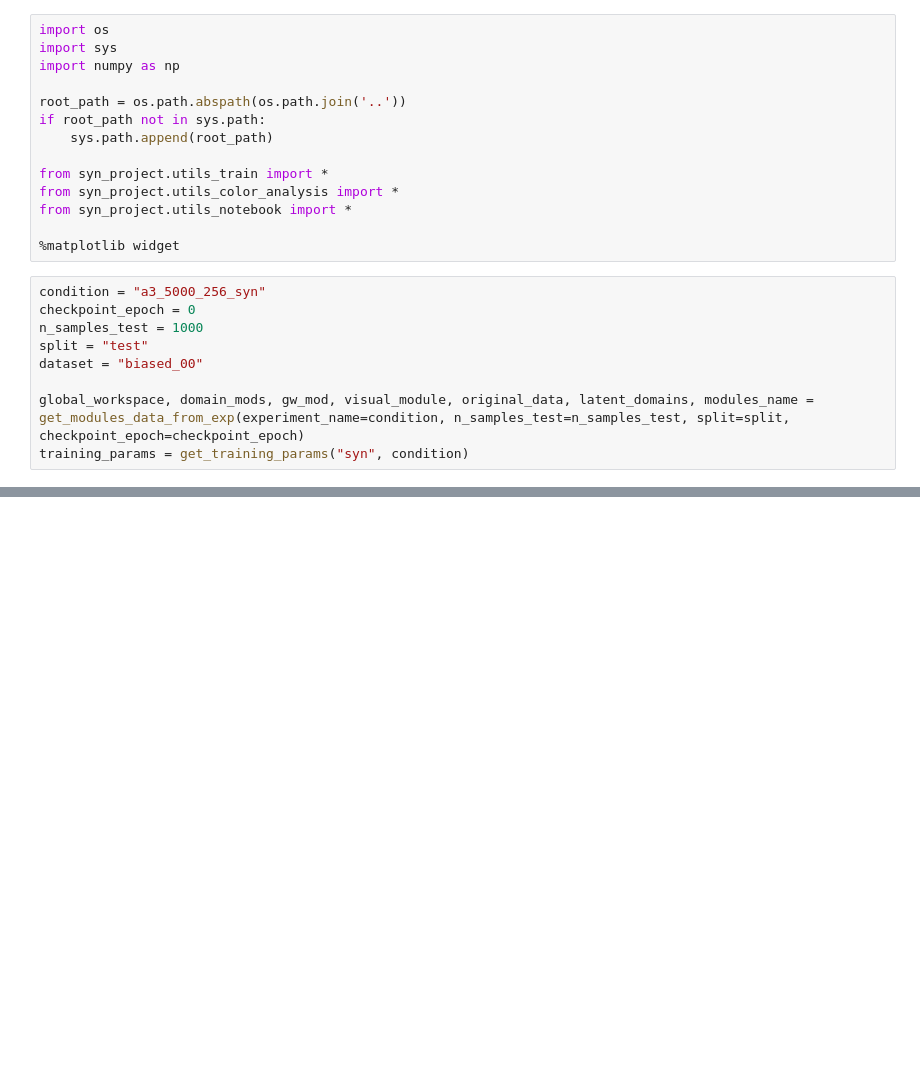
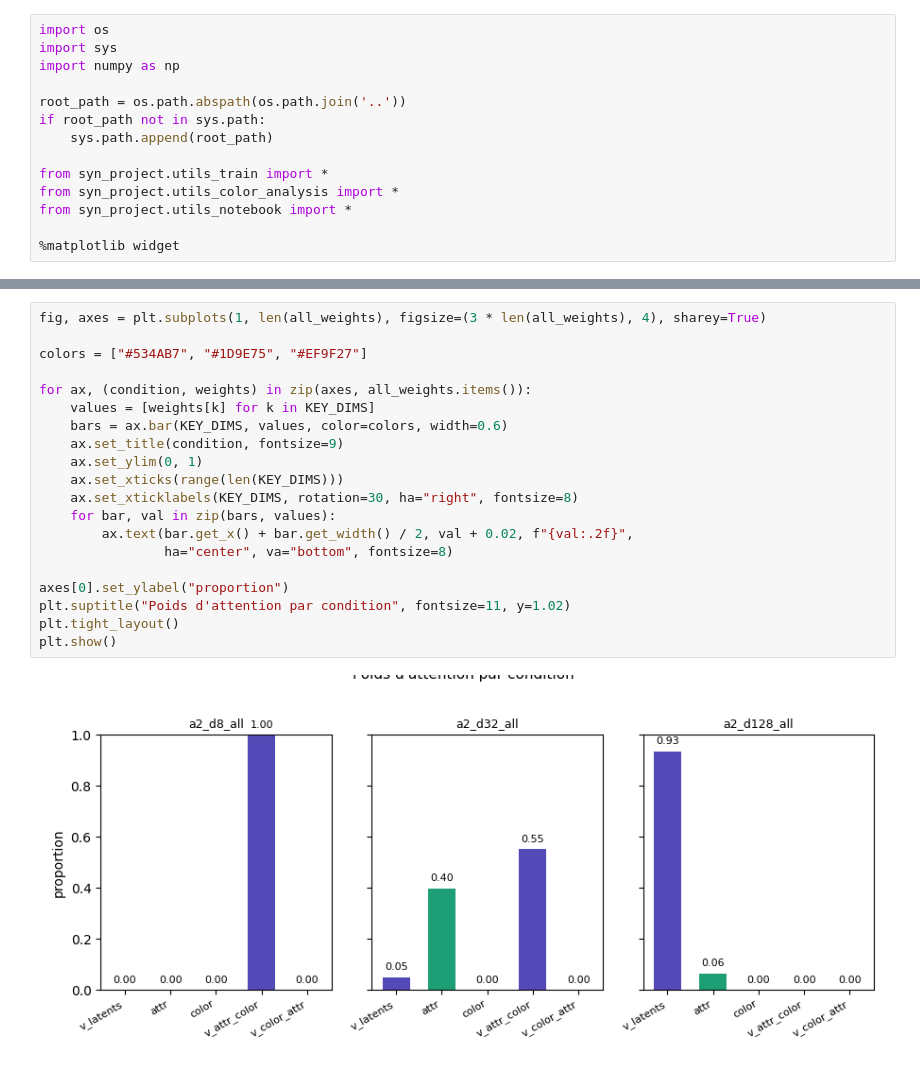
Before and after one commit to lucas-ch/gwsyn, a Jupyter notebook: notebooks/test.ipynb, the cells around one changed output, grey strips where cells are left out. Cells and saved outputs as stored; diff of their text form; blank space fills up the shorter version.

```diff
--- a/notebooks/test.ipynb
+++ b/notebooks/test.ipynb
@@ -12,12 +12,3 @@ from syn_project.utils_color_analysis import *
 from syn_project.utils_notebook import *
 
 %matplotlib widget
-# %%
-condition = "a3_5000_256_syn"
-checkpoint_epoch = 0
-n_samples_test = 1000
-split = "test"
-dataset = "biased_00"
-
-global_workspace, domain_mods, gw_mod, visual_module, original_data, latent_domains, modules_name = get_modules_data_from_exp(experiment_name=condition, n_samples_test=n_samples_test, split=split, checkpoint_epoch=checkpoint_epoch)
-training_params = get_training_params("syn", condition)
@@ -101,0 +67,22 @@ Accuracy: 0.6820
+# %%
+fig, axes = plt.subplots(1, len(all_weights), figsize=(3 * len(all_weights), 4), sharey=True)
+
+colors = ["#534AB7", "#1D9E75", "#EF9F27"]
+
+for ax, (condition, weights) in zip(axes, all_weights.items()):
+    values = [weights[k] for k in KEY_DIMS]
+    bars = ax.bar(KEY_DIMS, values, color=colors, width=0.6)
+    ax.set_title(condition, fontsize=9)
+    ax.set_ylim(0, 1)
+    ax.set_xticks(range(len(KEY_DIMS)))
+    ax.set_xticklabels(KEY_DIMS, rotation=30, ha="right", fontsize=8)
+    for bar, val in zip(bars, values):
+        ax.text(bar.get_x() + bar.get_width() / 2, val + 0.02, f"{val:.2f}",
+                ha="center", va="bottom", fontsize=8)
+
+axes[0].set_ylabel("proportion")
+plt.suptitle("Poids d'attention par condition", fontsize=11, y=1.02)
+plt.tight_layout()
+plt.show()
+# %% [output]
+[figure, added]
```
Also changed, not shown: parts of 3 cells of this notebook, 15 other files.
